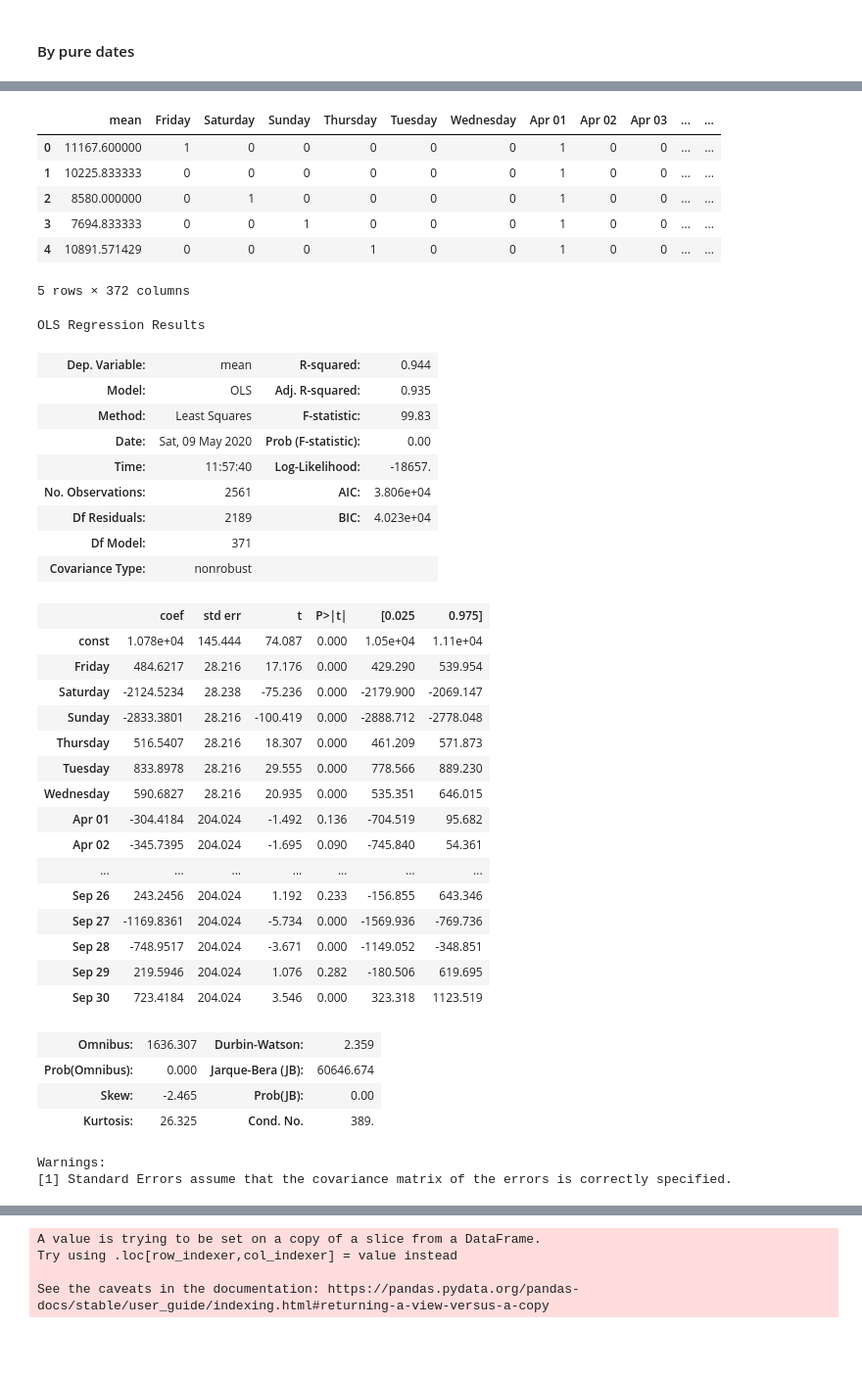
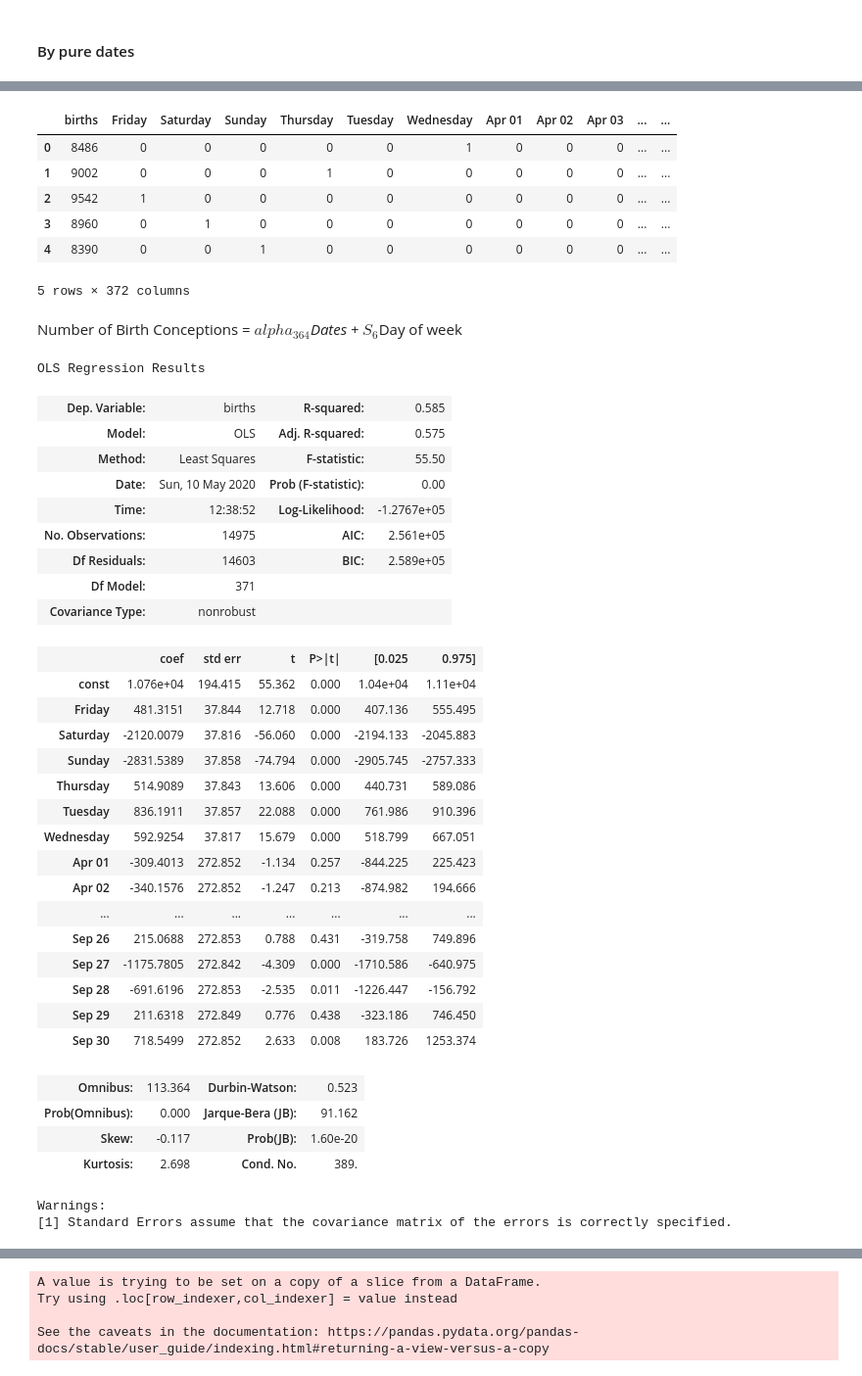
Before and after one commit to taidnguyen/us-birthdays, a Jupyter notebook: main.ipynb, the cells around one changed output, grey strips where cells are left out. Shown at 98% size. Saved outputs shown, nothing was run; the diff lists cells and outputs as text; code cells hidden in the pictures; blank space fills up the shorter version.

Commit message:
edit additive model

```diff
--- a/main.ipynb
+++ b/main.ipynb
@@ -156,11 +139,11 @@ Some biggest differences in the 21st Century:
 # %%
 # Get conceived dates
 birth_df['date'] = [datetime.datetime(year, month, day) for (year, month, day) in zip(birth_df['year'], birth_df['month'], birth_df['day'])]
-birth_df['conceived_date'] = birth_df['date'] - datetime.timedelta(days=280) #40 weeks
+birth_df['conceived_date'] = birth_df['date'] - datetime.timedelta(days=280) #39 weeks
 birth_df['dayofweek'] = birth_df['conceived_date'].dt.strftime('%A')
 
 # Group by
 birth_df['conceived_date'] = birth_df['conceived_date'].dt.strftime('%b %d')
-data = birth_df.groupby(['conceived_date', 'dayofweek'])['births'].mean().reset_index(name='mean')
+data = birth_df[['conceived_date', 'dayofweek', 'births']]
 data.head()
 # %% [output]
@@ -179,50 +162,52 @@ for col in ['dayofweek', 'conceived_date']:
 data = data.drop(columns=['conceived_date', 'dayofweek', 'Jan 17', 'Monday']) #drop Jan 17(average), Monday as they are our base
 data.head()
 # %% [output]
-|  | mean | Friday | Saturday | Sunday | Thursday | Tuesday | Wednesday | Apr 01 | Apr 02 | Apr 03 | ... | ... |
-| 0 | 11167.600000 | 1 | 0 | 0 | 0 | 0 | 0 | 1 | 0 | 0 | ... | ... |
-| 1 | 10225.833333 | 0 | 0 | 0 | 0 | 0 | 0 | 1 | 0 | 0 | ... | ... |
-| 2 | 8580.000000 | 0 | 1 | 0 | 0 | 0 | 0 | 1 | 0 | 0 | ... | ... |
-| 3 | 7694.833333 | 0 | 0 | 1 | 0 | 0 | 0 | 1 | 0 | 0 | ... | ... |
-| 4 | 10891.571429 | 0 | 0 | 0 | 1 | 0 | 0 | 1 | 0 | 0 | ... | ... |
+|  | births | Friday | Saturday | Sunday | Thursday | Tuesday | Wednesday | Apr 01 | Apr 02 | Apr 03 | ... | ... |
+| 0 | 8486 | 0 | 0 | 0 | 0 | 0 | 1 | 0 | 0 | 0 | ... | ... |
+| 1 | 9002 | 0 | 0 | 0 | 1 | 0 | 0 | 0 | 0 | 0 | ... | ... |
+| 2 | 9542 | 1 | 0 | 0 | 0 | 0 | 0 | 0 | 0 | 0 | ... | ... |
+| 3 | 8960 | 0 | 1 | 0 | 0 | 0 | 0 | 0 | 0 | 0 | ... | ... |
+| 4 | 8390 | 0 | 0 | 1 | 0 | 0 | 0 | 0 | 0 | 0 | ... | ... |
 5 rows × 372 columns
+# %% [markdown]
+Number of Birth Conceptions = $alpha_364$*Dates + $S_6$*Day of week
 # %%
-Y = data['mean']
+Y = data['births']
 X = data[data.columns[1:]]
 X = sm.add_constant(X)
 model = sm.OLS(Y,X)
 results = model.fit()
 results.summary()
 # %% [output]
 OLS Regression Results
-| Dep. Variable: | mean | R-squared: | 0.944 |
-| Model: | OLS | Adj. R-squared: | 0.935 |
-| Method: | Least Squares | F-statistic: | 99.83 |
-| Date: | Sat, 09 May 2020 | Prob (F-statistic): | 0.00 |
-| Time: | 11:57:40 | Log-Likelihood: | -18657. |
-| No. Observations: | 2561 | AIC: | 3.806e+04 |
-| Df Residuals: | 2189 | BIC: | 4.023e+04 |
+| Dep. Variable: | births | R-squared: | 0.585 |
+| Model: | OLS | Adj. R-squared: | 0.575 |
+| Method: | Least Squares | F-statistic: | 55.50 |
+| Date: | Sun, 10 May 2020 | Prob (F-statistic): | 0.00 |
+| Time: | 12:38:52 | Log-Likelihood: | -1.2767e+05 |
+| No. Observations: | 14975 | AIC: | 2.561e+05 |
+| Df Residuals: | 14603 | BIC: | 2.589e+05 |
 | Df Model: | 371 |  |  |
 | Covariance Type: | nonrobust |  |  |
 |  | coef | std err | t | P>|t| | [0.025 | 0.975] |
-| const | 1.078e+04 | 145.444 | 74.087 | 0.000 | 1.05e+04 | 1.11e+04 |
-| Friday | 484.6217 | 28.216 | 17.176 | 0.000 | 429.290 | 539.954 |
-| Saturday | -2124.5234 | 28.238 | -75.236 | 0.000 | -2179.900 | -2069.147 |
-| Sunday | -2833.3801 | 28.216 | -100.419 | 0.000 | -2888.712 | -2778.048 |
-| Thursday | 516.5407 | 28.216 | 18.307 | 0.000 | 461.209 | 571.873 |
-| Tuesday | 833.8978 | 28.216 | 29.555 | 0.000 | 778.566 | 889.230 |
-| Wednesday | 590.6827 | 28.216 | 20.935 | 0.000 | 535.351 | 646.015 |
-| Apr 01 | -304.4184 | 204.024 | -1.492 | 0.136 | -704.519 | 95.682 |
-| Apr 02 | -345.7395 | 204.024 | -1.695 | 0.090 | -745.840 | 54.361 |
+| const | 1.076e+04 | 194.415 | 55.362 | 0.000 | 1.04e+04 | 1.11e+04 |
+| Friday | 481.3151 | 37.844 | 12.718 | 0.000 | 407.136 | 555.495 |
+| Saturday | -2120.0079 | 37.816 | -56.060 | 0.000 | -2194.133 | -2045.883 |
+| Sunday | -2831.5389 | 37.858 | -74.794 | 0.000 | -2905.745 | -2757.333 |
+| Thursday | 514.9089 | 37.843 | 13.606 | 0.000 | 440.731 | 589.086 |
+| Tuesday | 836.1911 | 37.857 | 22.088 | 0.000 | 761.986 | 910.396 |
+| Wednesday | 592.9254 | 37.817 | 15.679 | 0.000 | 518.799 | 667.051 |
+| Apr 01 | -309.4013 | 272.852 | -1.134 | 0.257 | -844.225 | 225.423 |
+| Apr 02 | -340.1576 | 272.852 | -1.247 | 0.213 | -874.982 | 194.666 |
 | ... | ... | ... | ... | ... | ... | ... |
-| Sep 26 | 243.2456 | 204.024 | 1.192 | 0.233 | -156.855 | 643.346 |
-| Sep 27 | -1169.8361 | 204.024 | -5.734 | 0.000 | -1569.936 | -769.736 |
-| Sep 28 | -748.9517 | 204.024 | -3.671 | 0.000 | -1149.052 | -348.851 |
-| Sep 29 | 219.5946 | 204.024 | 1.076 | 0.282 | -180.506 | 619.695 |
-| Sep 30 | 723.4184 | 204.024 | 3.546 | 0.000 | 323.318 | 1123.519 |
+| Sep 26 | 215.0688 | 272.853 | 0.788 | 0.431 | -319.758 | 749.896 |
+| Sep 27 | -1175.7805 | 272.842 | -4.309 | 0.000 | -1710.586 | -640.975 |
+| Sep 28 | -691.6196 | 272.853 | -2.535 | 0.011 | -1226.447 | -156.792 |
+| Sep 29 | 211.6318 | 272.849 | 0.776 | 0.438 | -323.186 | 746.450 |
+| Sep 30 | 718.5499 | 272.852 | 2.633 | 0.008 | 183.726 | 1253.374 |
-| Omnibus: | 1636.307 | Durbin-Watson: | 2.359 |
-| Prob(Omnibus): | 0.000 | Jarque-Bera (JB): | 60646.674 |
-| Skew: | -2.465 | Prob(JB): | 0.00 |
-| Kurtosis: | 26.325 | Cond. No. | 389. |
+| Omnibus: | 113.364 | Durbin-Watson: | 0.523 |
+| Prob(Omnibus): | 0.000 | Jarque-Bera (JB): | 91.162 |
+| Skew: | -0.117 | Prob(JB): | 1.60e-20 |
+| Kurtosis: | 2.698 | Cond. No. | 389. |
 Warnings:
 [1] Standard Errors assume that the covariance matrix of the errors is correctly specified.
```
Also changed, not shown: parts of 5 cells of this notebook, 3 other files.
